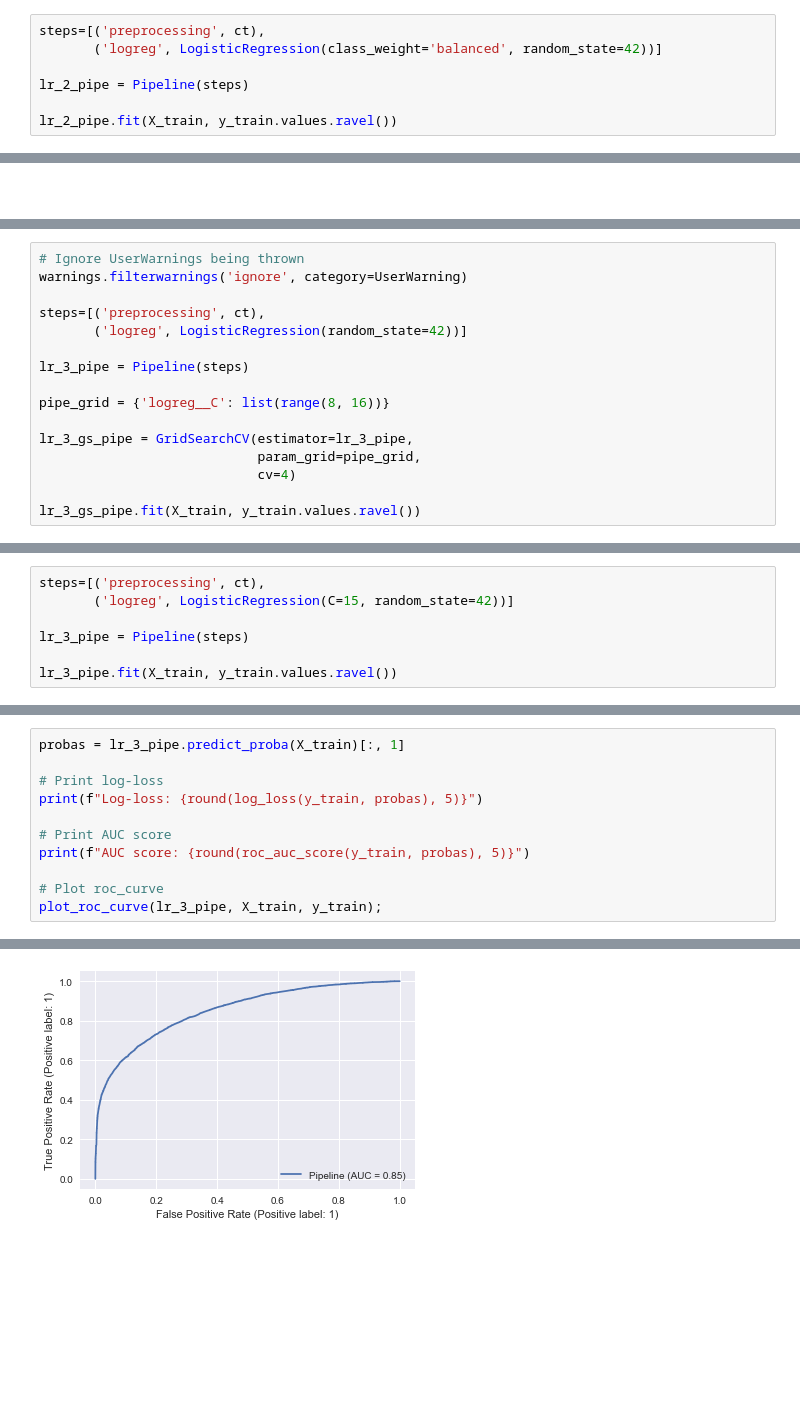
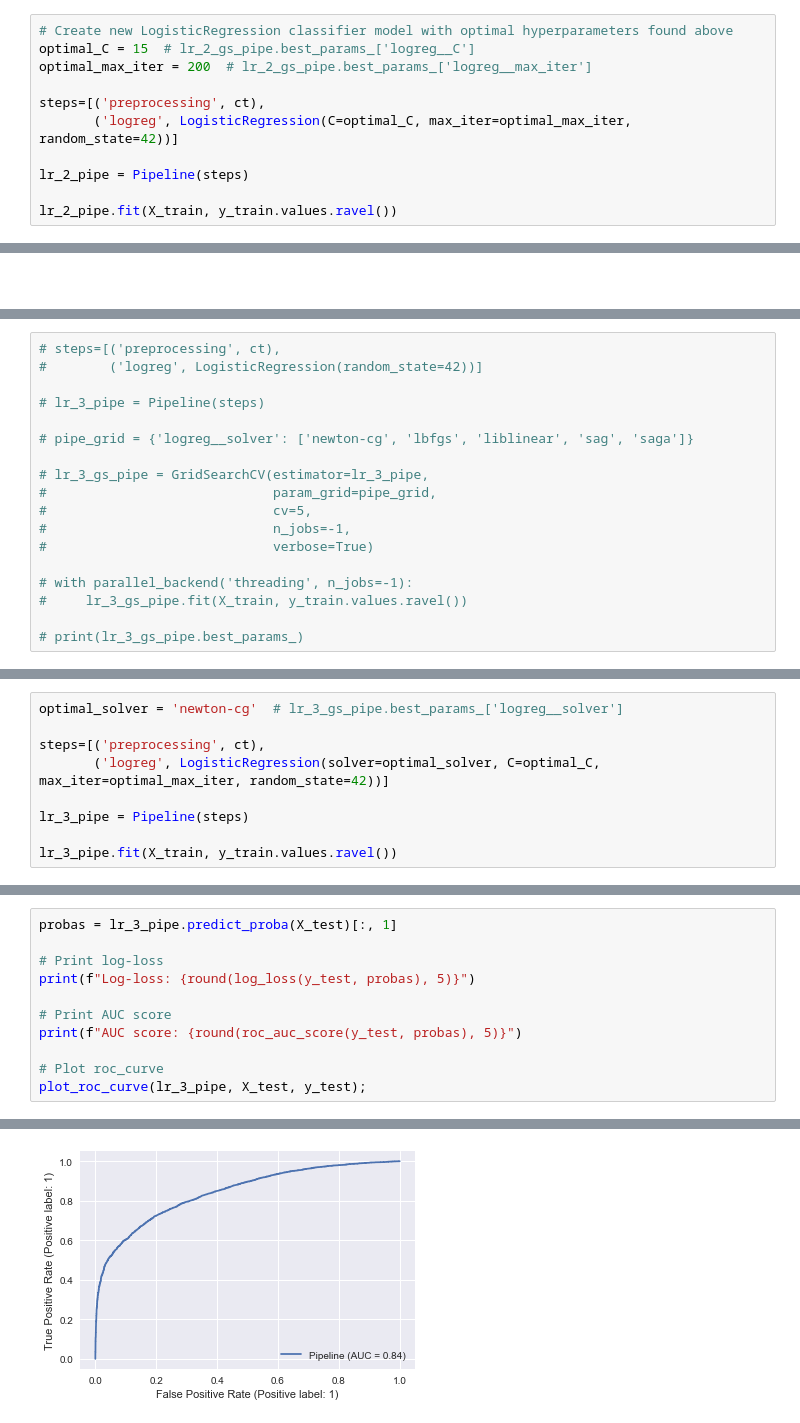
Before and after one commit to rjpost20/Classification-Project, a Jupyter notebook: Water Pump Classification Model V2.ipynb, the cells around one changed output, grey strips where cells are left out. Drawn from its saved outputs; the diff is of its cells as text; blank space fills up the shorter version.

```diff
--- a/Water Pump Classification Model V2.ipynb
+++ b/Water Pump Classification Model V2.ipynb
@@ -785,6 +795,10 @@ Let's run the same LR model as before, but with balanced class weights
 # %%
+# Create new LogisticRegression classifier model with optimal hyperparameters found above
+optimal_C = 15  # lr_2_gs_pipe.best_params_['logreg__C']
+optimal_max_iter = 200  # lr_2_gs_pipe.best_params_['logreg__max_iter']
+
 steps=[('preprocessing', ct),
-       ('logreg', LogisticRegression(class_weight='balanced', random_state=42))]
+       ('logreg', LogisticRegression(C=optimal_C, max_iter=optimal_max_iter, random_state=42))]
 
 lr_2_pipe = Pipeline(steps)
 
@@ -848,16 +868,18 @@ AUC score: 0.85185
 # %%
-# Ignore UserWarnings being thrown
-warnings.filterwarnings('ignore', category=UserWarning)
+# steps=[('preprocessing', ct),
+#        ('logreg', LogisticRegression(random_state=42))]
 
-steps=[('preprocessing', ct),
-       ('logreg', LogisticRegression(random_state=42))]
+# lr_3_pipe = Pipeline(steps)
 
-lr_3_pipe = Pipeline(steps)
+# pipe_grid = {'logreg__solver': ['newton-cg', 'lbfgs', 'liblinear', 'sag', 'saga']}
 
-pipe_grid = {'logreg__C': list(range(8, 16))}
+# lr_3_gs_pipe = GridSearchCV(estimator=lr_3_pipe,
+#                             param_grid=pipe_grid,
+#                             cv=5,
+#                             n_jobs=-1,
+#                             verbose=True)
 
-lr_3_gs_pipe = GridSearchCV(estimator=lr_3_pipe,
-                            param_grid=pipe_grid,
-                            cv=4)
+# with parallel_backend('threading', n_jobs=-1):
+#     lr_3_gs_pipe.fit(X_train, y_train.values.ravel())
 
-lr_3_gs_pipe.fit(X_train, y_train.values.ravel())
+# print(lr_3_gs_pipe.best_params_)
@@ -886,6 +886,8 @@ lr_3_gs_pipe.best_params_
 # %%
+optimal_solver = 'newton-cg'  # lr_3_gs_pipe.best_params_['logreg__solver']
+
 steps=[('preprocessing', ct),
-       ('logreg', LogisticRegression(C=15, random_state=42))]
+       ('logreg', LogisticRegression(solver=optimal_solver, C=optimal_C, max_iter=optimal_max_iter, random_state=42))]
 
 lr_3_pipe = Pipeline(steps)
 
@@ -925,14 +931,14 @@ plt.grid(False);
 # %% [output]
 [figure]
 # %%
-probas = lr_3_pipe.predict_proba(X_train)[:, 1]
+probas = lr_3_pipe.predict_proba(X_test)[:, 1]
 
 # Print log-loss
-print(f"Log-loss: {round(log_loss(y_train, probas), 5)}")
+print(f"Log-loss: {round(log_loss(y_test, probas), 5)}")
 
 # Print AUC score
-print(f"AUC score: {round(roc_auc_score(y_train, probas), 5)}")
+print(f"AUC score: {round(roc_auc_score(y_test, probas), 5)}")
 
 # Plot roc_curve
-plot_roc_curve(lr_3_pipe, X_train, y_train);
+plot_roc_curve(lr_3_pipe, X_test, y_test);
 # %% [output]
@@ -941 +947 @@ AUC score: 0.85192
-[figure, old version]
+[figure, new version]
```
Also changed, not shown: parts of 86 cells of this notebook.
